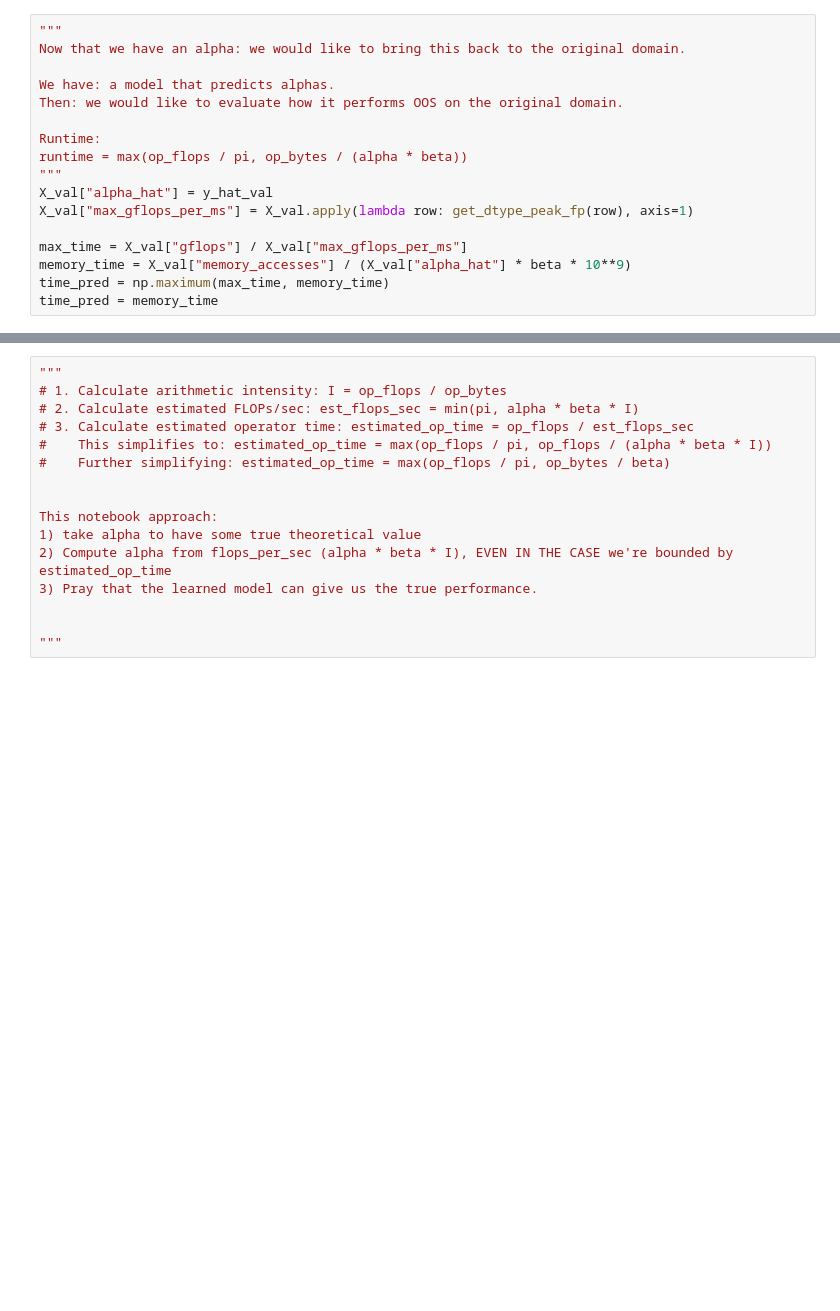
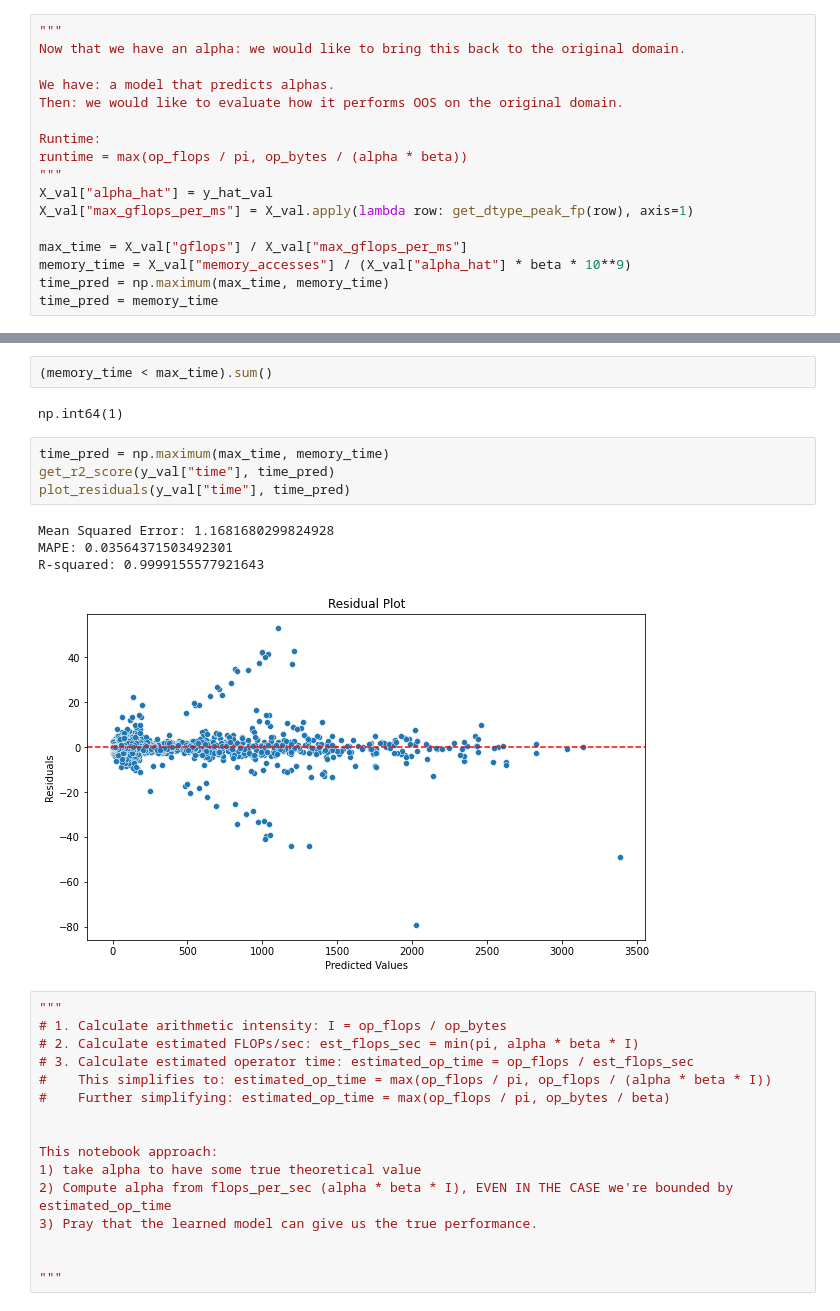
Before and after one commit to azhao20/gpu_profiling, a Jupyter notebook: jupyter/learned_roofline/mm_bad.ipynb, the cells around one changed output, grey strips where cells are left out. Cells and saved outputs as stored; diff of their text form; blank space fills up the shorter version.

```diff
--- a/jupyter/learned_roofline/mm_bad.ipynb
+++ b/jupyter/learned_roofline/mm_bad.ipynb
@@ -173,3 +173,16 @@ R-squared: 0.9999334176858349
+# %%
+(memory_time < max_time).sum()
+# %% [output]
+np.int64(1)
+# %%
+time_pred = np.maximum(max_time, memory_time)
+get_r2_score(y_val["time"], time_pred)
+plot_residuals(y_val["time"], time_pred)
+# %% [output]
+Mean Squared Error: 1.1681680299824928
+MAPE: 0.03564371503492301
+R-squared: 0.9999155577921643
+[figure, added]
 # %%
 """
 # 1. Calculate arithmetic intensity: I = op_flops / op_bytes
```
Also changed, not shown: parts of 6 cells of this notebook, 16 other files.
